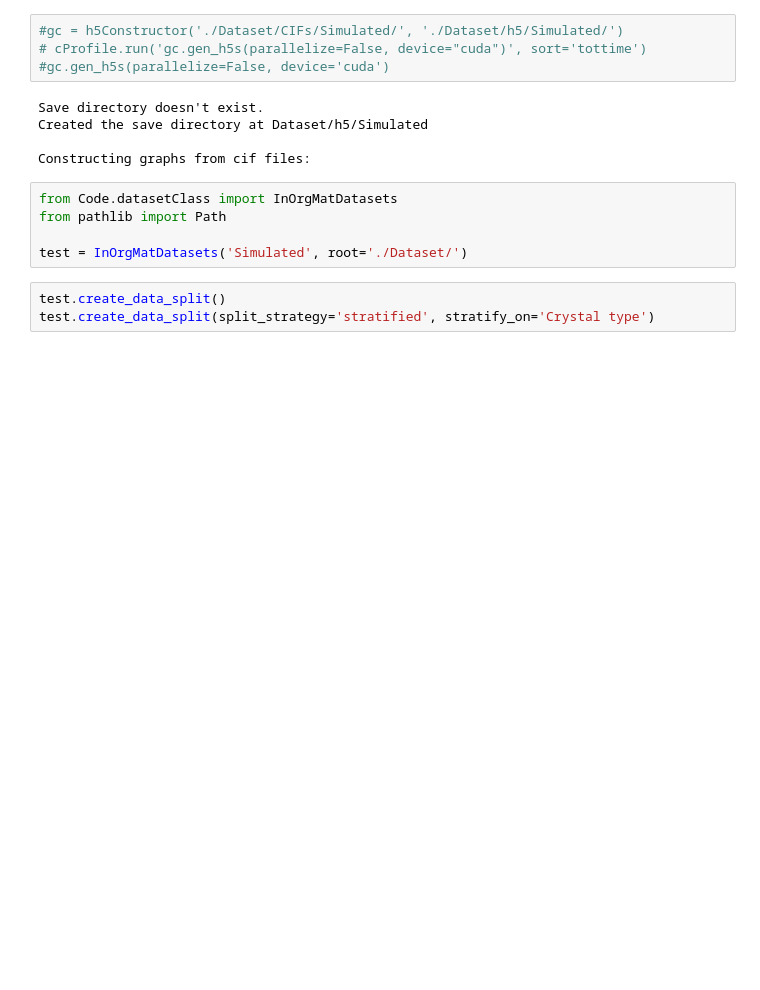
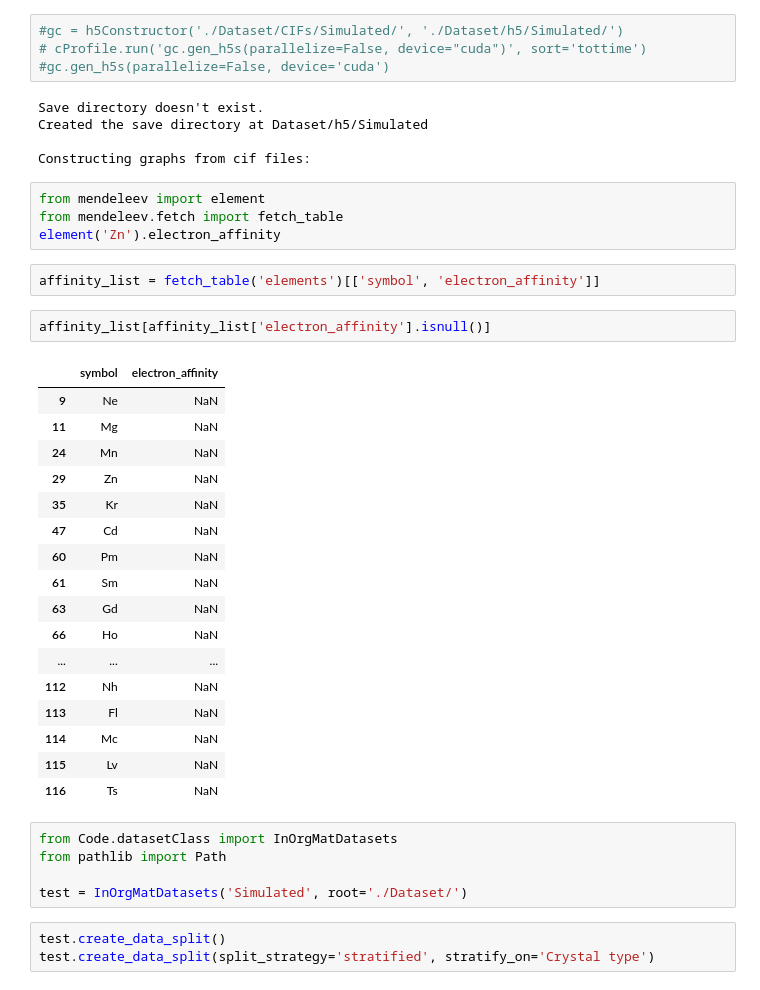
Before and after one commit to UlrikFriisJensen/CHILI, a Jupyter notebook: functionTesting.ipynb, the cells around one changed output. Saved outputs shown, nothing was run; the diff lists cells and outputs as text; blank space fills up the shorter version.

Commit message:
Find elements with nan electron negativity

```diff
--- a/functionTesting.ipynb
+++ b/functionTesting.ipynb
@@ -11,6 +11,32 @@ Save directory doesn't exist.
 Created the save directory at Dataset/h5/Simulated
 
 Constructing graphs from cif files:
+# %%
+from mendeleev import element
+from mendeleev.fetch import fetch_table
+element('Zn').electron_affinity
+# %%
+affinity_list = fetch_table('elements')[['symbol', 'electron_affinity']]
+# %%
+affinity_list[affinity_list['electron_affinity'].isnull()]
+# %% [output]
+|  | symbol | electron_affinity |
+| 9 | Ne | NaN |
+| 11 | Mg | NaN |
+| 24 | Mn | NaN |
+| 29 | Zn | NaN |
+| 35 | Kr | NaN |
+| 47 | Cd | NaN |
+| 60 | Pm | NaN |
+| 61 | Sm | NaN |
+| 63 | Gd | NaN |
+| 66 | Ho | NaN |
+| ... | ... | ... |
+| 112 | Nh | NaN |
+| 113 | Fl | NaN |
+| 114 | Mc | NaN |
+| 115 | Lv | NaN |
+| 116 | Ts | NaN |
 # %%
 from Code.datasetClass import InOrgMatDatasets
 from pathlib import Path
```
